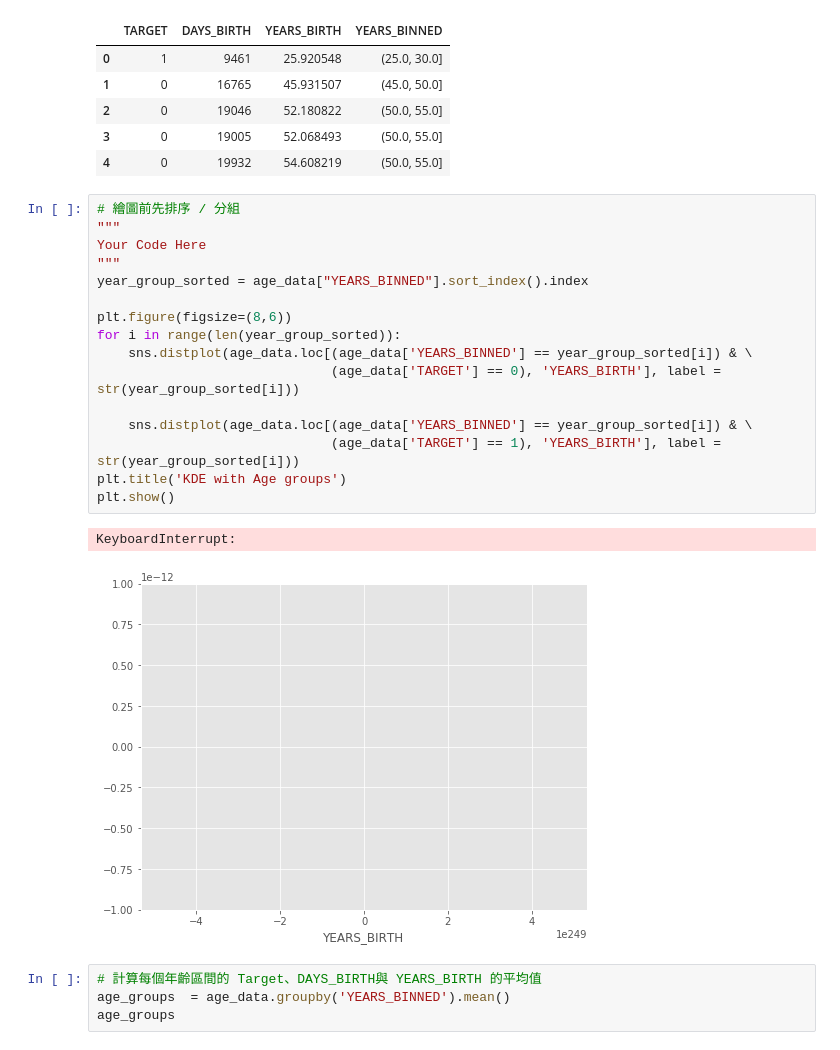
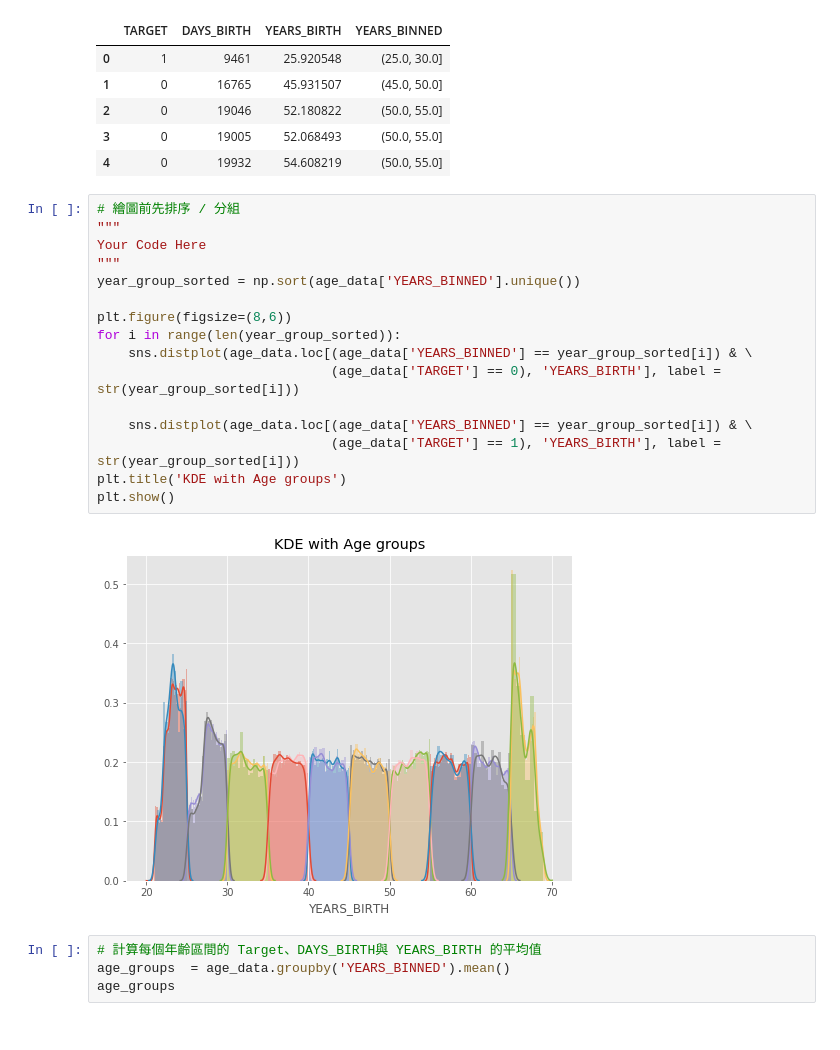
Before and after one commit to shinefirem/ML100Days, a Jupyter notebook: homework/Day_016_HW.ipynb, the cells around one changed output. Saved outputs shown, nothing was run; the diff lists cells and outputs as text.

```diff
--- a/homework/Day_016_HW.ipynb
+++ b/homework/Day_016_HW.ipynb
@@ -79,22 +79,21 @@ Name: YEARS_BINNED, dtype: int64
 # %%
 # 繪圖前先排序 / 分組
 """
 Your Code Here
 """
-year_group_sorted = age_data["YEARS_BINNED"].sort_index().index
+year_group_sorted = np.sort(age_data['YEARS_BINNED'].unique())
 
 plt.figure(figsize=(8,6))
 for i in range(len(year_group_sorted)):
     sns.distplot(age_data.loc[(age_data['YEARS_BINNED'] == year_group_sorted[i]) & \
                               (age_data['TARGET'] == 0), 'YEARS_BIRTH'], label = str(year_group_sorted[i]))
 
     sns.distplot(age_data.loc[(age_data['YEARS_BINNED'] == year_group_sorted[i]) & \
                               (age_data['TARGET'] == 1), 'YEARS_BIRTH'], label = str(year_group_sorted[i]))
 plt.title('KDE with Age groups')
 plt.show()
 # %% [output]
-KeyboardInterrupt:
-[figure, old version]
+[figure, new version]
 # %%
 # 計算每個年齡區間的 Target、DAYS_BIRTH與 YEARS_BIRTH 的平均值
 age_groups  = age_data.groupby('YEARS_BINNED').mean()
```
